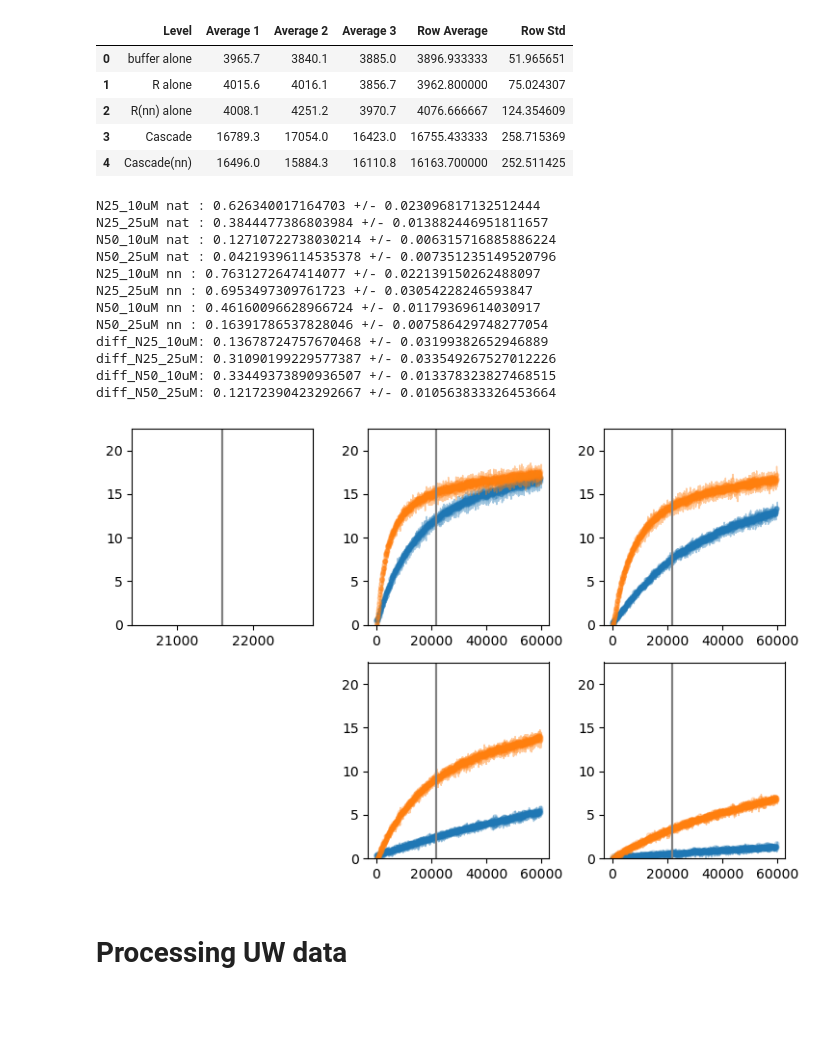
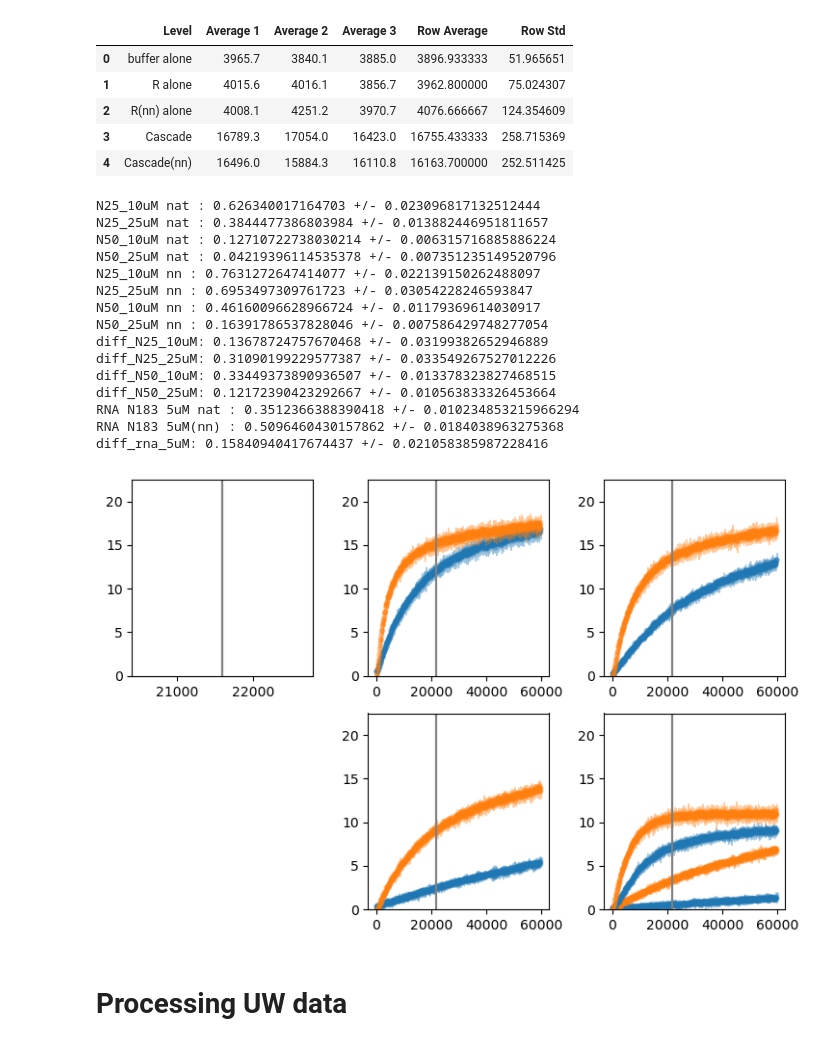
Before and after one commit to thachuk-lab/NN-DSD-Results-Analysis, a Jupyter notebook: CascadeFigure.ipynb, the cells around one changed output. Cells and saved outputs as stored; diff of their text form; code cells hidden in the pictures; blank space fills up the shorter version.

```diff
--- a/CascadeFigure.ipynb
+++ b/CascadeFigure.ipynb
@@ -209,8 +209,8 @@ conditions_TUM_no = {'N25_10uM nat' : ['N25-10µM_1',	'N25-10µM_2',	'N25-10µM_
                      'N50_10uM nn' : ['N50-10µM(nn)_1',	'N50-10µM(nn)_2',	'N50-10µM(nn)_3'],
                      'N50_25uM nat' : ['N50-25µM_1',	'N50-25µM_2',	'N50-25µM_3'],
                      'N50_25uM nn' : ['N50-25µM(nn)_1',	'N50-25µM(nn)_2',	'N50-25µM(nn)_3'],
-                     'RNA N183 5µM nat' : ['RNA N183 5µM_1',	'RNA N183 5µM_2',	'RNA N183 5µM_3'],
-                     'RNA N183 5µM(nn)' : ['RNA N183 5µM(nn)_1',	'RNA N183 5µM(nn)_2',	'RNA N183 5µM(nn)_3']
+                     'RNA N183 5uM nat' : ['RNA N183 5µM_1',	'RNA N183 5µM_2',	'RNA N183 5µM_3'],
+                     'RNA N183 5uM(nn)' : ['RNA N183 5µM(nn)_1',	'RNA N183 5µM(nn)_2',	'RNA N183 5µM(nn)_3']
                      }
 offset_TUM_no = 0
 t_TUM_no = [int(t) + offset_TUM_no for t in TUM_no['time'].values]
@@ -225,8 +225,8 @@ conditions_TUM_trig = {'N25_10uM nat' : ['N25-10µM_1',	'N25-10µM_2',	'N25-10µ
                      'N50_10uM nn' : ['N50-10µM(nn)_1',	'N50-10µM(nn)_2',	'N50-10µM(nn)_3'],
                      'N50_25uM nat' : ['N50-25µM_1',	'N50-25µM_2',	'N50-25µM_3'],
                      'N50_25uM nn' : ['N50-25µM(nn)_1',	'N50-25µM(nn)_2',	'N50-25µM(nn)_3'],
-                     'RNA N183 5µM nat' : ['RNA N183 5µM_1',	'RNA N183 5µM_2',	'RNA N183 5µM_3'],
-                     'RNA N183 5µM(nn)' : ['RNA N183 5µM(nn)_1',	'RNA N183 5µM(nn)_2',	'RNA N183 5µM(nn)_3']
+                     'RNA N183 5uM nat' : ['RNA N183 5µM_1',	'RNA N183 5µM_2',	'RNA N183 5µM_3'],
+                     'RNA N183 5uM(nn)' : ['RNA N183 5µM(nn)_1',	'RNA N183 5µM(nn)_2',	'RNA N183 5µM(nn)_3']
                      }
 offset_TUM_trig = 0
 t_TUM_trig = [int(t) + offset_TUM_trig for t in TUM_trig['time'].values]
@@ -241,7 +241,9 @@ conditions_TUM_casc = {'N25_10uM nat' : ['N25-10µM_1',	'N25-10µM_2',	'N25-10µ
                        'N25_25uM nn' : ['N25-25µM(nn)_1',	'N25-25µM(nn)_2',	'N25-25µM(nn)_3'],
                        'N50_10uM nn' : ['N50-10µM(nn)_1',	'N50-10µM(nn)_2',	'N50-10µM(nn)_3'],
                        'N50_25uM nn' : ['N50-25µM(nn)_1',	'N50-25µM(nn)_2',	'N50-25µM(nn)_3'],
-                       }
+                        'RNA N183 5uM nat' : ['RNA N183 5µM_1',	'RNA N183 5µM_2',	'RNA N183 5µM_3'],
+                        'RNA N183 5uM(nn)' : ['RNA N183 5µM(nn)_1',	'RNA N183 5µM(nn)_2',	'RNA N183 5µM(nn)_3']
+                        }
 offset_TUM_casc = 0
 t_TUM_casc = [int(t) + offset_TUM_casc for t in TUM_casc['time'].values]
 # %% [markdown]
@@ -617,34 +637,42 @@ plt.tight_layout()
 
 TUM_casc_nat_N25_10uM = completion_at_time(data, controls, casc_controls, t, time_point, conditions, conditions_TUM_controls, conditions_TUM_casc_controls, 'R alone', 'Cascade', 'N25_10uM nat', verbose = True)
 TUM_casc_nat_N25_25uM = completion_at_time(data, controls, casc_controls, t, time_point, conditions, conditions_TUM_controls, conditions_TUM_casc_controls,'R alone', 'Cascade', 'N25_25uM nat', verbose = True)
 TUM_casc_nat_N50_10uM = completion_at_time(data, controls, casc_controls, t, time_point, conditions, conditions_TUM_controls, conditions_TUM_casc_controls,'R alone', 'Cascade', 'N50_10uM nat', verbose = True)
 TUM_casc_nat_N50_25uM = completion_at_time(data, controls, casc_controls, t, time_point, conditions, conditions_TUM_controls, conditions_TUM_casc_controls,'R alone', 'Cascade', 'N50_25uM nat', verbose = True)
 TUM_casc_nn_N25_10uM = completion_at_time(data, controls, casc_controls, t, time_point, conditions, conditions_TUM_controls, conditions_TUM_casc_controls,'R(nn) alone', 'Cascade(nn)', 'N25_10uM nn', verbose = True)
 TUM_casc_nn_N25_25uM = completion_at_time(data, controls, casc_controls, t, time_point, conditions, conditions_TUM_controls, conditions_TUM_casc_controls,'R(nn) alone', 'Cascade(nn)', 'N25_25uM nn', verbose = True)
 TUM_casc_nn_N50_10uM = completion_at_time(data, controls, casc_controls, t, time_point, conditions, conditions_TUM_controls, conditions_TUM_casc_controls,'R(nn) alone', 'Cascade(nn)', 'N50_10uM nn', verbose = True)
 TUM_casc_nn_N50_25uM = completion_at_time(data, controls, casc_controls, t, time_point, conditions, conditions_TUM_controls, conditions_TUM_casc_controls,'R(nn) alone', 'Cascade(nn)', 'N50_25uM nn', verbose = True)
 TUM_casc_diff_N25_10uM = [(TUM_casc_nn_N25_10uM[0] - TUM_casc_nat_N25_10uM[0]), np.sqrt(TUM_casc_nn_N25_10uM[1]**2 + TUM_casc_nat_N25_10uM[1]**2)]
 TUM_casc_diff_N25_25uM = [(TUM_casc_nn_N25_25uM[0] - TUM_casc_nat_N25_25uM[0]), np.sqrt(TUM_casc_nn_N25_25uM[1]**2 + TUM_casc_nat_N25_25uM[1]**2)]
 TUM_casc_diff_N50_10uM = [(TUM_casc_nn_N50_10uM[0] - TUM_casc_nat_N50_10uM[0]), np.sqrt(TUM_casc_nn_N50_10uM[1]**2 + TUM_casc_nat_N50_10uM[1]**2)]
 TUM_casc_diff_N50_25uM = [(TUM_casc_nn_N50_25uM[0] - TUM_casc_nat_N50_25uM[0]), np.sqrt(TUM_casc_nn_N50_25uM[1]**2 + TUM_casc_nat_N50_25uM[1]**2)]
 print(f"diff_N25_10uM: {TUM_casc_diff_N25_10uM[0]} +/- {TUM_casc_diff_N25_10uM[1]}")
 print(f"diff_N25_25uM: {TUM_casc_diff_N25_25uM[0]} +/- {TUM_casc_diff_N25_25uM[1]}")
 print(f"diff_N50_10uM: {TUM_casc_diff_N50_10uM[0]} +/- {TUM_casc_diff_N50_10uM[1]}")
 print(f"diff_N50_25uM: {TUM_casc_diff_N50_25uM[0]} +/- {TUM_casc_diff_N50_25uM[1]}")
+
+TUM_casc_nat_rna_5uM = completion_at_time(data, controls, casc_controls, t, time_point, conditions, conditions_TUM_controls, conditions_TUM_casc_controls, 'R alone', 'Cascade', 'RNA N183 5uM nat', verbose = True)
+TUM_casc_nn_rna_5uM = completion_at_time(data, controls, casc_controls, t, time_point, conditions, conditions_TUM_controls, conditions_TUM_casc_controls, 'R alone', 'Cascade', 'RNA N183 5uM(nn)', verbose = True)
+TUM_casc_diff_rna_5uM = [(TUM_casc_nn_rna_5uM[0] - TUM_casc_nat_rna_5uM[0]), np.sqrt(TUM_casc_nn_rna_5uM[1]**2 + TUM_casc_nat_rna_5uM[1]**2)]
+print(f"diff_rna_5uM: {TUM_casc_diff_rna_5uM[0]} +/- {TUM_casc_diff_rna_5uM[1]}")
 # %% [output]
 N25_10uM nat : 0.626340017164703 +/- 0.023096817132512444
 N25_25uM nat : 0.3844477386803984 +/- 0.013882446951811657
 N50_10uM nat : 0.12710722738030214 +/- 0.006315716885886224
 N50_25uM nat : 0.04219396114535378 +/- 0.007351235149520796
 N25_10uM nn : 0.7631272647414077 +/- 0.022139150262488097
 N25_25uM nn : 0.6953497309761723 +/- 0.03054228246593847
 N50_10uM nn : 0.46160096628966724 +/- 0.01179369614030917
 N50_25uM nn : 0.16391786537828046 +/- 0.007586429748277054
 diff_N25_10uM: 0.13678724757670468 +/- 0.03199382652946889
 diff_N25_25uM: 0.31090199229577387 +/- 0.033549267527012226
 diff_N50_10uM: 0.33449373890936507 +/- 0.013378323827468515
 diff_N50_25uM: 0.12172390423292667 +/- 0.010563833326453664
+RNA N183 5uM nat : 0.3512366388390418 +/- 0.010234853215966294
+RNA N183 5uM(nn) : 0.5096460430157862 +/- 0.0184038963275368
+diff_rna_5uM: 0.15840940417674437 +/- 0.021058385987228416
-[figure, old version]
+[figure, new version]
 # %% [markdown]
 # Processing UW data
 # %% [markdown]
```
Also changed, not shown: parts of 3 cells of this notebook, 6 other files.
